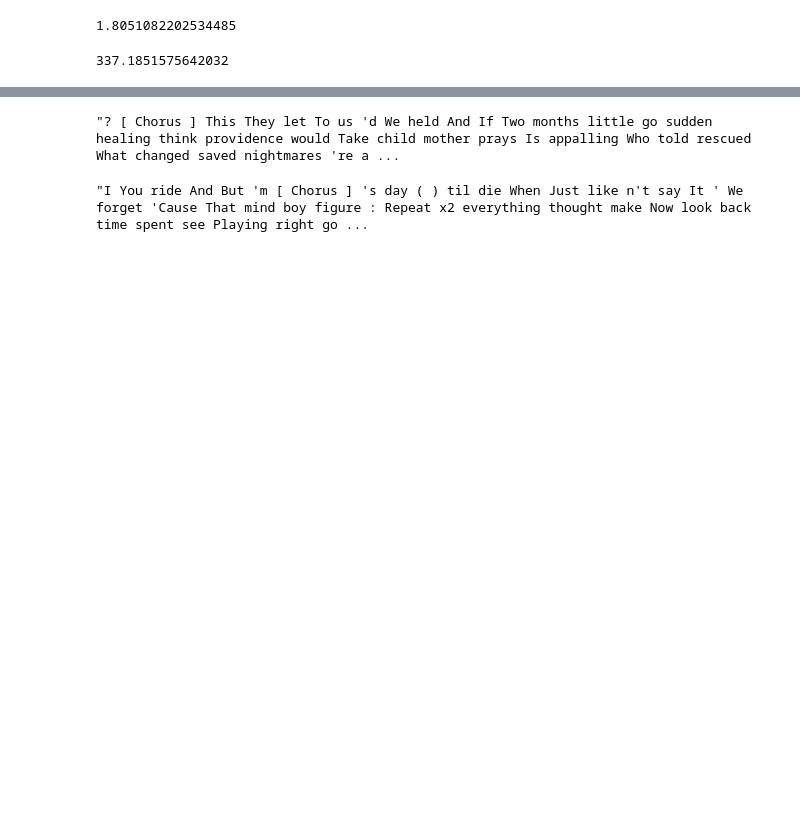
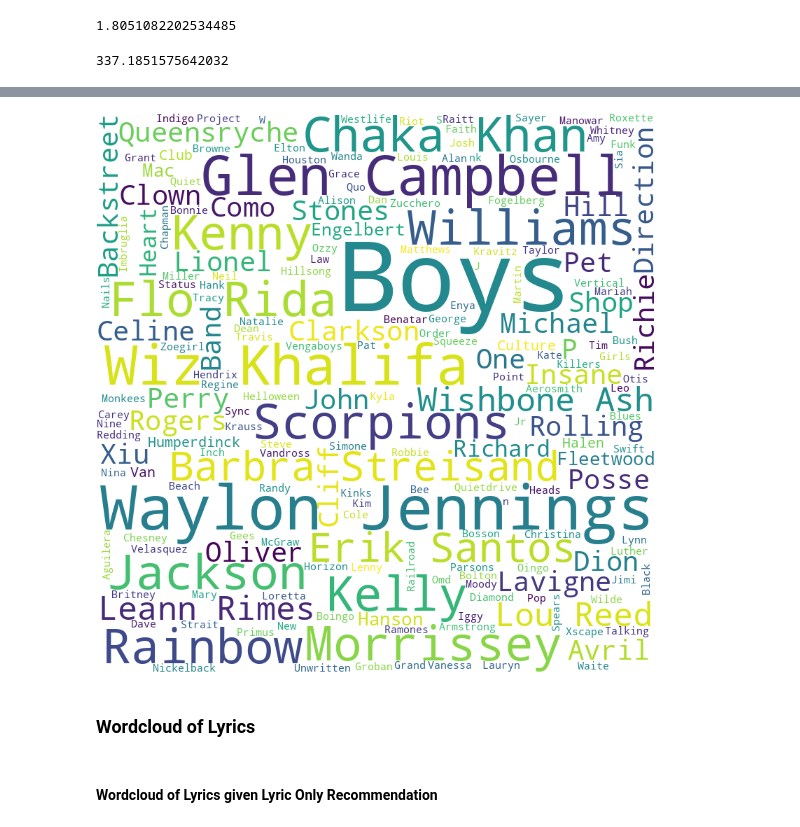
Before and after one commit to Bryan-Az/Neurobytes, a Jupyter notebook: mlops/notebooks/users_eda.ipynb, the cells around one changed output, grey strips where cells are left out. Cells and saved outputs as stored; diff of their text form; code cells hidden in the pictures; blank space fills up the shorter version.

```diff
--- a/mlops/notebooks/users_eda.ipynb
+++ b/mlops/notebooks/users_eda.ipynb
@@ -151 +172,3 @@ Reba Mcentire      3.0
 dtype: float64
+# %%
+sample_user_preferences_song_artist_lyrics = user_preferences_song_artist_lyrics.where(user_preferences_song_artist_lyrics['userID'] == user_preferences_song_artist_lyrics['userID'].sample(1).iloc[0]).dropna()
@@ -226,0 +264,2 @@ sample_user_artists_artist_lyrics
+# %%
+sample_user_artists_song_artist_lyrics = ' '.join(sample_user_preferences_song_artist_lyrics['artist'].tolist())
@@ -235,10 +293,8 @@ wordcloud.generate(sample_user_artists_artist_lyrics).to_image() # word cloud of
+# %%
+wordcloud.generate(sample_user_artists_song_artist_lyrics).to_image() # word cloud of sample users artist preferences
+# %% [output]
+[figure, added]
+# %% [markdown]
+### Wordcloud of Lyrics
 # %%
 sample_user_words_lyrics_only = ' '.join(top_words_lyrics_only.tolist())
-sample_user_words_lyrics_only
-# %% [output]
-"? [ Chorus ] This They let To us 'd We held And If Two months little go sudden healing think providence would Take child mother prays Is appalling Who told rescued What changed saved nightmares 're a ...
-# %%
-sample_user_words = ' '.join(top_words.tolist())
-sample_user_words
-# %% [output]
-"I You ride And But 'm [ Chorus ] 's day ( ) til die When Just like n't say It ' We forget 'Cause That mind boy figure : Repeat x2 everything thought make Now look back time spent see Playing right go ...
@@ -245,3 +305,5 @@ sample_user_words
+# %% [markdown]
+#### Wordcloud of Lyrics given Lyric Only Recommendation
 # %%
 wordcloud.generate(sample_user_words_lyrics_only).to_image() # word cloud of sample user's lyric preferences
 # %% [output]
```
Also changed, not shown: parts of 44 cells of this notebook.
